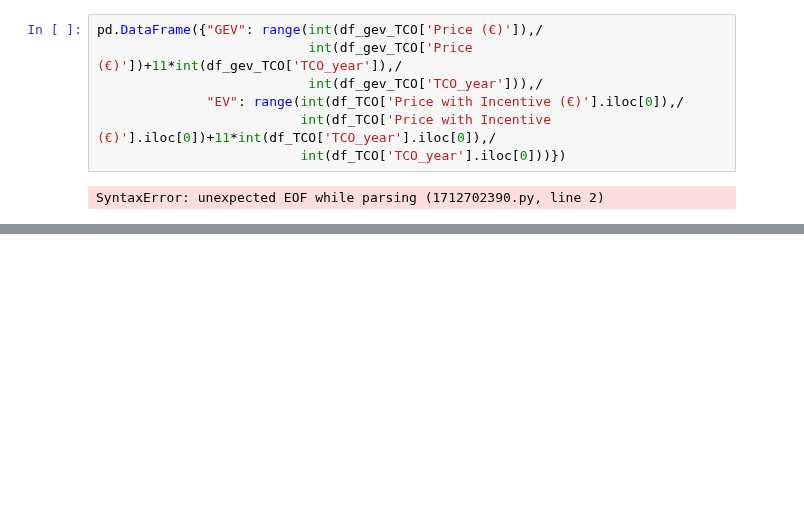
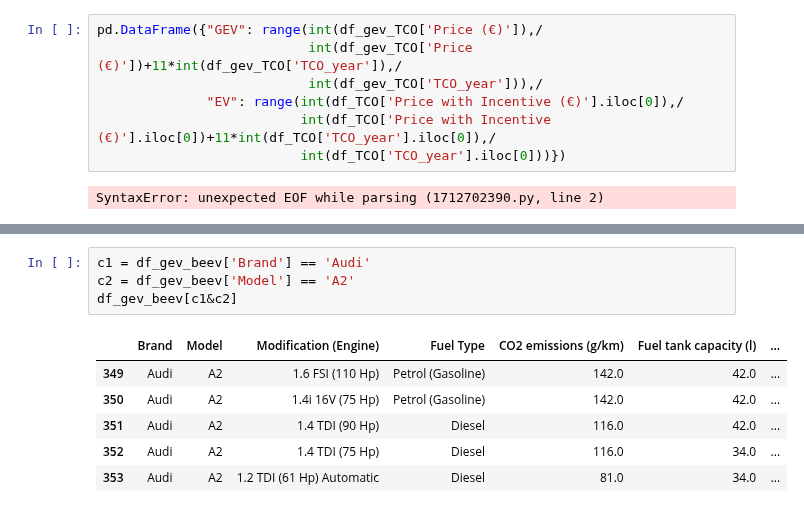
Before and after one commit to Cedric979/BEEV, a Jupyter notebook: Interface.ipynb, the cells around one changed output, grey strips where cells are left out. Saved outputs shown, nothing was run; the diff lists cells and outputs as text; blank space fills up the shorter version.

```diff
--- a/Interface.ipynb
+++ b/Interface.ipynb
@@ -1095,0 +1162,11 @@ SyntaxError: unexpected EOF while parsing (1712702390.py, line 2)
+# %%
+c1 = df_gev_beev['Brand'] == 'Audi'
+c2 = df_gev_beev['Model'] == 'A2'
+df_gev_beev[c1&c2]
+# %% [output]
+|  | Brand | Model | Modification (Engine) | Fuel Type | CO2 emissions (g/km) | Fuel tank capacity (l) | ... |
+| 349 | Audi | A2 | 1.6 FSI (110 Hp) | Petrol (Gasoline) | 142.0 | 42.0 | ... |
+| 350 | Audi | A2 | 1.4i 16V (75 Hp) | Petrol (Gasoline) | 142.0 | 42.0 | ... |
+| 351 | Audi | A2 | 1.4 TDI (90 Hp) | Diesel | 116.0 | 42.0 | ... |
+| 352 | Audi | A2 | 1.4 TDI (75 Hp) | Diesel | 116.0 | 34.0 | ... |
+| 353 | Audi | A2 | 1.2 TDI (61 Hp) Automatic | Diesel | 81.0 | 34.0 | ... |
```
Also changed, not shown: parts of 13 cells of this notebook, 7 other files.
